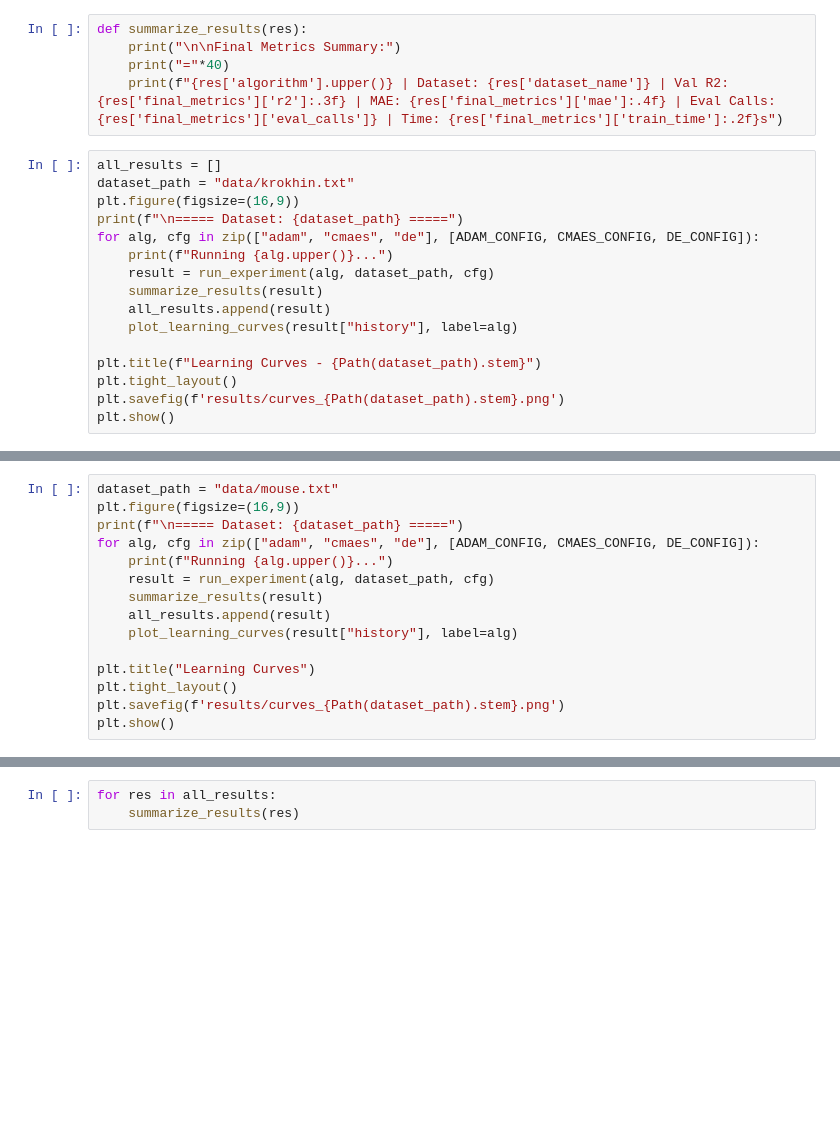
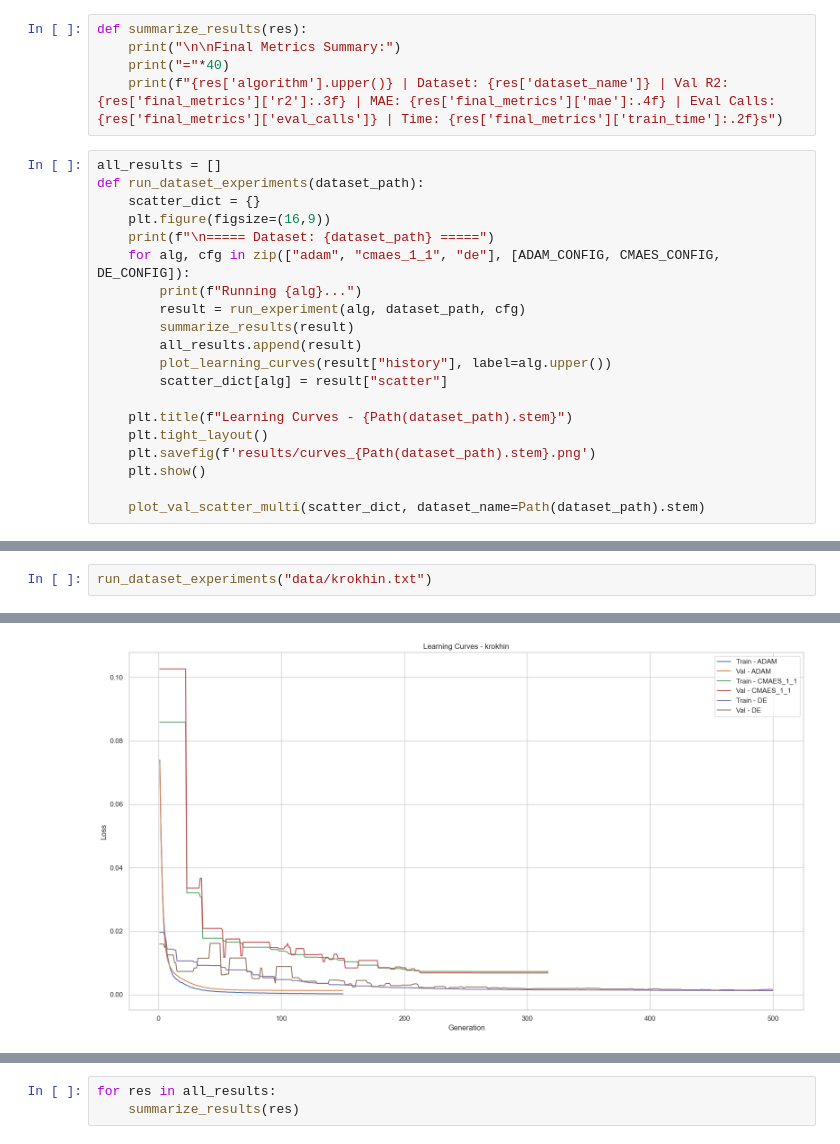
Before and after one commit to maksanm/Adam-vs-EvolutionaryAlgorithms-NN-Training, a Jupyter notebook: Experiments.ipynb, the cells around one changed output, grey strips where cells are left out. Cells and saved outputs as stored; diff of their text form; blank space fills up the shorter version.

Commit message:
Experiments - add scatter plots, refactor

```diff
--- a/Experiments.ipynb
+++ b/Experiments.ipynb
@@ -105,17 +139,21 @@ def summarize_results(res):
     print(f"{res['algorithm'].upper()} | Dataset: {res['dataset_name']} | Val R2: {res['final_metrics']['r2']:.3f} | MAE: {res['final_metrics']['mae']:.4f} | Eval Calls: {res['final_metrics']['eval_calls']} | Time: {res['final_metrics']['train_time']:.2f}s")
 # %%
 all_results = []
-dataset_path = "data/krokhin.txt"
-plt.figure(figsize=(16,9))
-print(f"\n===== Dataset: {dataset_path} =====")
-for alg, cfg in zip(["adam", "cmaes", "de"], [ADAM_CONFIG, CMAES_CONFIG, DE_CONFIG]):
-    print(f"Running {alg.upper()}...")
-    result = run_experiment(alg, dataset_path, cfg)
-    summarize_results(result)
-    all_results.append(result)
-    plot_learning_curves(result["history"], label=alg)
+def run_dataset_experiments(dataset_path):
+    scatter_dict = {}
+    plt.figure(figsize=(16,9))
+    print(f"\n===== Dataset: {dataset_path} =====")
+    for alg, cfg in zip(["adam", "cmaes_1_1", "de"], [ADAM_CONFIG, CMAES_CONFIG, DE_CONFIG]):
+        print(f"Running {alg}...")
+        result = run_experiment(alg, dataset_path, cfg)
+        summarize_results(result)
+        all_results.append(result)
+        plot_learning_curves(result["history"], label=alg.upper())
+        scatter_dict[alg] = result["scatter"]
 
-plt.title(f"Learning Curves - {Path(dataset_path).stem}")
-plt.tight_layout()
-plt.savefig(f'results/curves_{Path(dataset_path).stem}.png')
-plt.show()
+    plt.title(f"Learning Curves - {Path(dataset_path).stem}")
+    plt.tight_layout()
+    plt.savefig(f'results/curves_{Path(dataset_path).stem}.png')
+    plt.show()
+
+    plot_val_scatter_multi(scatter_dict, dataset_name=Path(dataset_path).stem)
@@ -141,16 +160,3 @@ DE | Dataset: krokhin.txt | Val R2: 0.892 | MAE: 0.0473 | Eval Calls: 8420 | Tim
 # %%
-dataset_path = "data/mouse.txt"
-plt.figure(figsize=(16,9))
-print(f"\n===== Dataset: {dataset_path} =====")
-for alg, cfg in zip(["adam", "cmaes", "de"], [ADAM_CONFIG, CMAES_CONFIG, DE_CONFIG]):
-    print(f"Running {alg.upper()}...")
-    result = run_experiment(alg, dataset_path, cfg)
-    summarize_results(result)
-    all_results.append(result)
-    plot_learning_curves(result["history"], label=alg)
-
-plt.title("Learning Curves")
-plt.tight_layout()
-plt.savefig(f'results/curves_{Path(dataset_path).stem}.png')
-plt.show()
+run_dataset_experiments("data/krokhin.txt")
 # %% [output]
@@ -173,0 +180 @@ Generation   9/400 | Population mean: 0.06195 | Best train loss: 0.04086 | Val l
+[figure, added]
```
Also changed, not shown: parts of 7 cells of this notebook, 1 other file.
